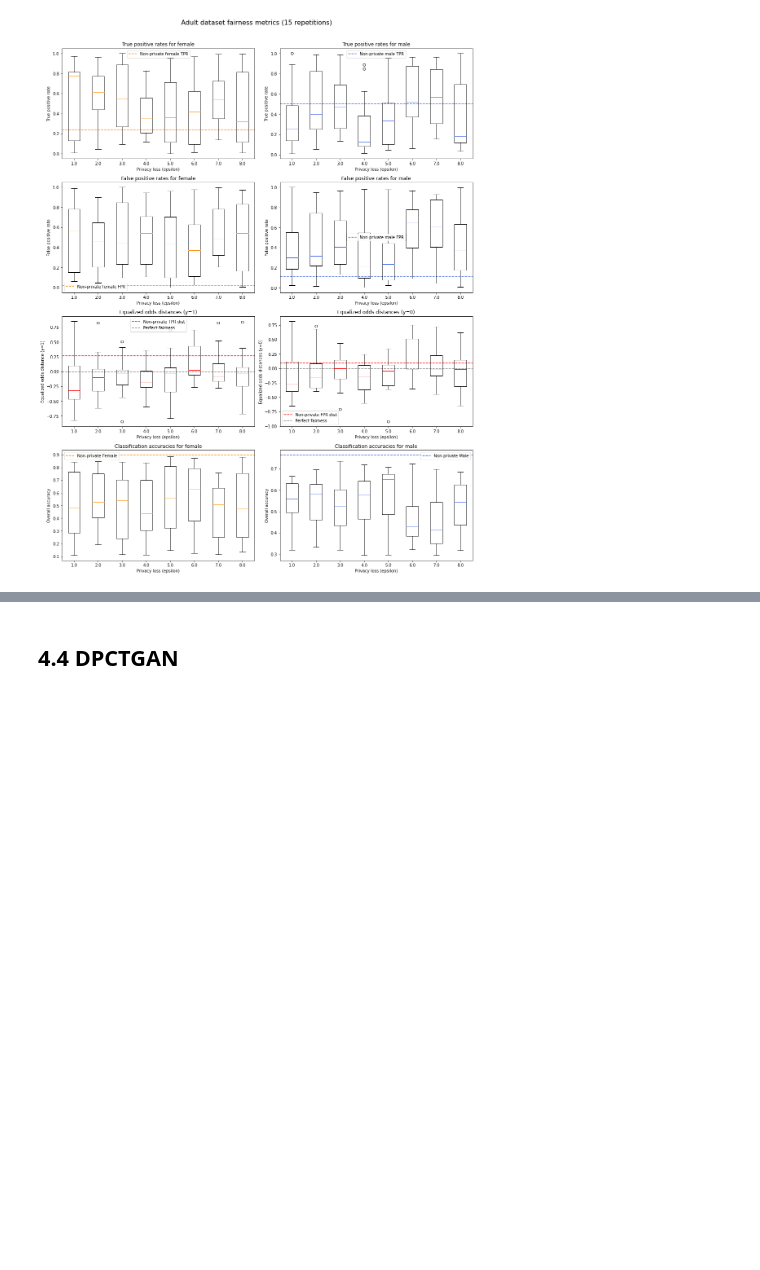
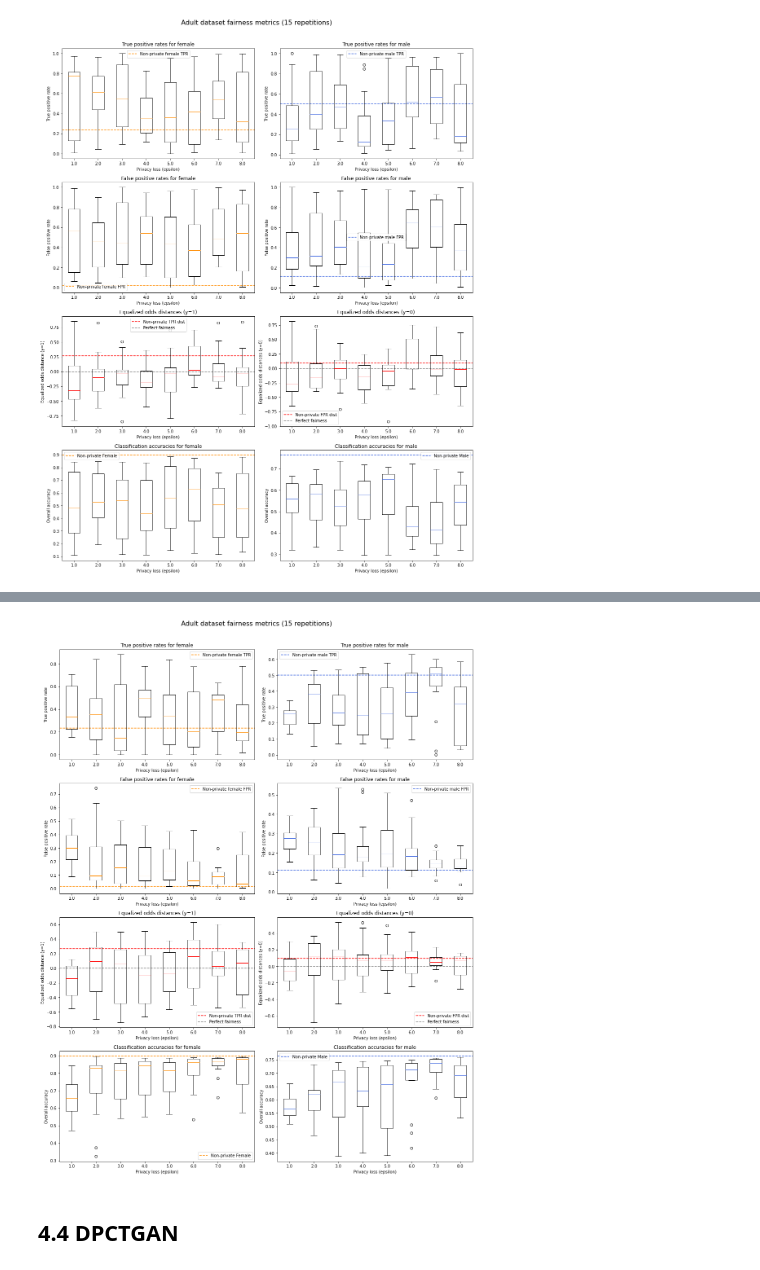
Before and after one commit to kgrabarz/microsoft_capstone_fall_2021, a Jupyter notebook: Code/Pipelines_and_EDA/4-Adult-Synthesizers.ipynb, the cells around one changed output, grey strips where cells are left out. Saved outputs shown, nothing was run; the diff lists cells and outputs as text; code cells hidden in the pictures; blank space fills up the shorter version.

Commit message:
added QUAIL results to adult notebook

```diff
--- a/Code/Pipelines_and_EDA/4-Adult-Synthesizers.ipynb
+++ b/Code/Pipelines_and_EDA/4-Adult-Synthesizers.ipynb
@@ -667,10 +643,18 @@ adult_fairness_privacy_range(epsilon_vals, adult_train, adult_test, synthesizer=
 # %%
-# Set range of epsilon values
-epsilon_vals = [0.01]#, 0.1, 0.5, 1.0, 3.0, 6.0, 9.0]
+try:
+    # Try to load the dictionary with ten repetitions
+    adult_fairness_quail_mwem = np.load("adult_fairness_quail_mwem.npy", allow_pickle=True).item()
 
-# Get dictionary of averaged fairness metrics across 10 repetitions for range of values using QUAIL+MWEM
-adult_fairness_dict_quail = adult_fairness_privacy_range(epsilon_vals, adult_train, adult_test, synthesizer="MWEM",
-                                                        quail=True, classifier="DPLR", eps_split=0.8, n_reps=1)
+except:
+    # Set range of epsilon values
+    epsilon_vals = [1.0, 2.0, 3.0, 4.0, 5.0, 6.0, 7.0, 8.0]
+
+    # Get dictionary of averaged fairness metrics across 10 repetitions for range of values
+    adult_fairness_quail_mwem = adult_fairness_privacy_range(epsilon_vals, adult_train, adult_test, synthesizer="MWEM",
+                                                        quail=True, classifier="DPLR", eps_split=0.8, n_reps=15)
+
+    # Save dictionary
+    np.save("adult_fairness_quail_mwem.npy", adult_fairness_quail_mwem)
 # %% [output]
 A value is trying to be set on a copy of a slice from a DataFrame.
 Try using .loc[row_indexer,col_indexer] = value instead
@@ -681,3 +696,8 @@ ValueError: Shape of passed values is (24574, 8), indices imply (24574, 9)
+# %%
+# Plot the fairness and accuracy metrics for female vs male
+plot_fairness_dict(adult_fairness_quail_mwem, plot_non_private=True)
+# %% [output]
+[figure, added]
 # %% [markdown]
 ## 4.4 DPCTGAN
 # %%
```
Also changed, not shown: parts of 7 cells of this notebook.
